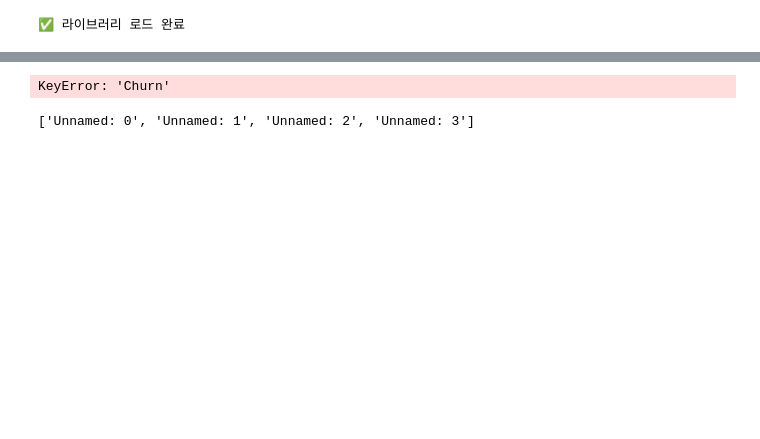
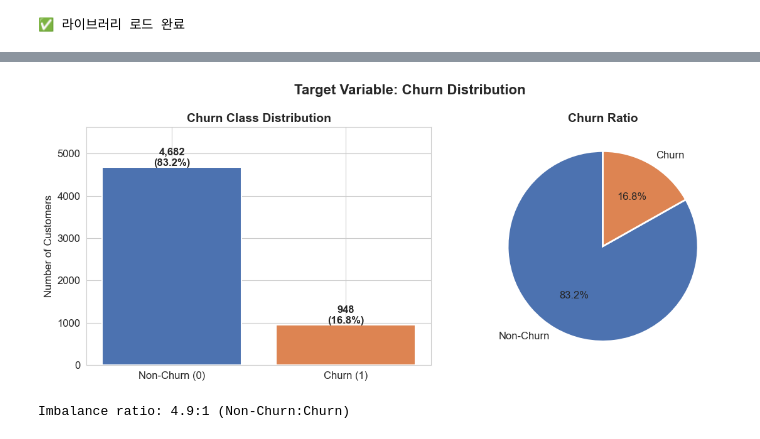
Before and after one commit to hj031221/ecommerce-churn_analytics, a Jupyter notebook: notebooks/01_EDA.ipynb, the cells around one changed output, grey strips where cells are left out. Drawn from its saved outputs; the diff is of its cells as text; code cells hidden in the pictures; blank space fills up the shorter version.

```diff
--- a/notebooks/01_EDA.ipynb
+++ b/notebooks/01_EDA.ipynb
@@ -54,36 +74,33 @@ df.describe().T
 # %%
 # 4. 타겟 변수 분포 (클래스 불균형 확인)
 churn_counts = df['Churn'].value_counts()
 churn_pct = df['Churn'].value_counts(normalize=True) * 100
 
 fig, axes = plt.subplots(1, 2, figsize=(12, 5))
 colors = ['#4C72B0', '#DD8452']
 
 # 막대 그래프
-axes[0].bar(['비이탈 (0)', '이탈 (1)'], churn_counts.values,
+axes[0].bar(['Non-Churn (0)', 'Churn (1)'], churn_counts.values,
             color=colors, edgecolor='white', linewidth=1.5)
 for i, (count, pct) in enumerate(zip(churn_counts.values, churn_pct.values)):
-    axes[0].text(i, count + 30, f'{count:,}명\n({pct:.1f}%)',
+    axes[0].text(i, count + 30, f'{count:,}\n({pct:.1f}%)',
                  ha='center', fontsize=12, fontweight='bold')
-axes[0].set_title('Churn 클래스 분포', fontsize=14, fontweight='bold')
-axes[0].set_ylabel('고객 수')
+axes[0].set_title('Churn Class Distribution', fontsize=14, fontweight='bold')
+axes[0].set_ylabel('Number of Customers')
 axes[0].set_ylim(0, churn_counts.max() * 1.2)
 
 # 파이 차트
-axes[1].pie(churn_counts.values, labels=['비이탈', '이탈'],
+axes[1].pie(churn_counts.values, labels=['Non-Churn', 'Churn'],
             autopct='%1.1f%%', colors=colors, startangle=90,
             wedgeprops={'edgecolor': 'white', 'linewidth': 2})
-axes[1].set_title('Churn 비율', fontsize=14, fontweight='bold')
+axes[1].set_title('Churn Ratio', fontsize=14, fontweight='bold')
 
 plt.suptitle('Target Variable: Churn Distribution', fontsize=16, fontweight='bold')
 plt.tight_layout()
 plt.savefig('../outputs/figures/01_churn_distribution.png', dpi=150, bbox_inches='tight')
 plt.show()
 
-print(f'불균형 비율: {churn_counts[0]/churn_counts[1]:.1f}:1 (비이탈:이탈)')
+print(f'Imbalance ratio: {churn_counts[0]/churn_counts[1]:.1f}:1 (Non-Churn:Churn)')
 # %% [output]
+[figure, added]
-KeyError: 'Churn'
+Imbalance ratio: 4.9:1 (Non-Churn:Churn)
-# %%
-print(df.columns.tolist())
-# %% [output]
-['Unnamed: 0', 'Unnamed: 1', 'Unnamed: 2', 'Unnamed: 3']
```
Also changed, not shown: parts of 7 cells of this notebook.
